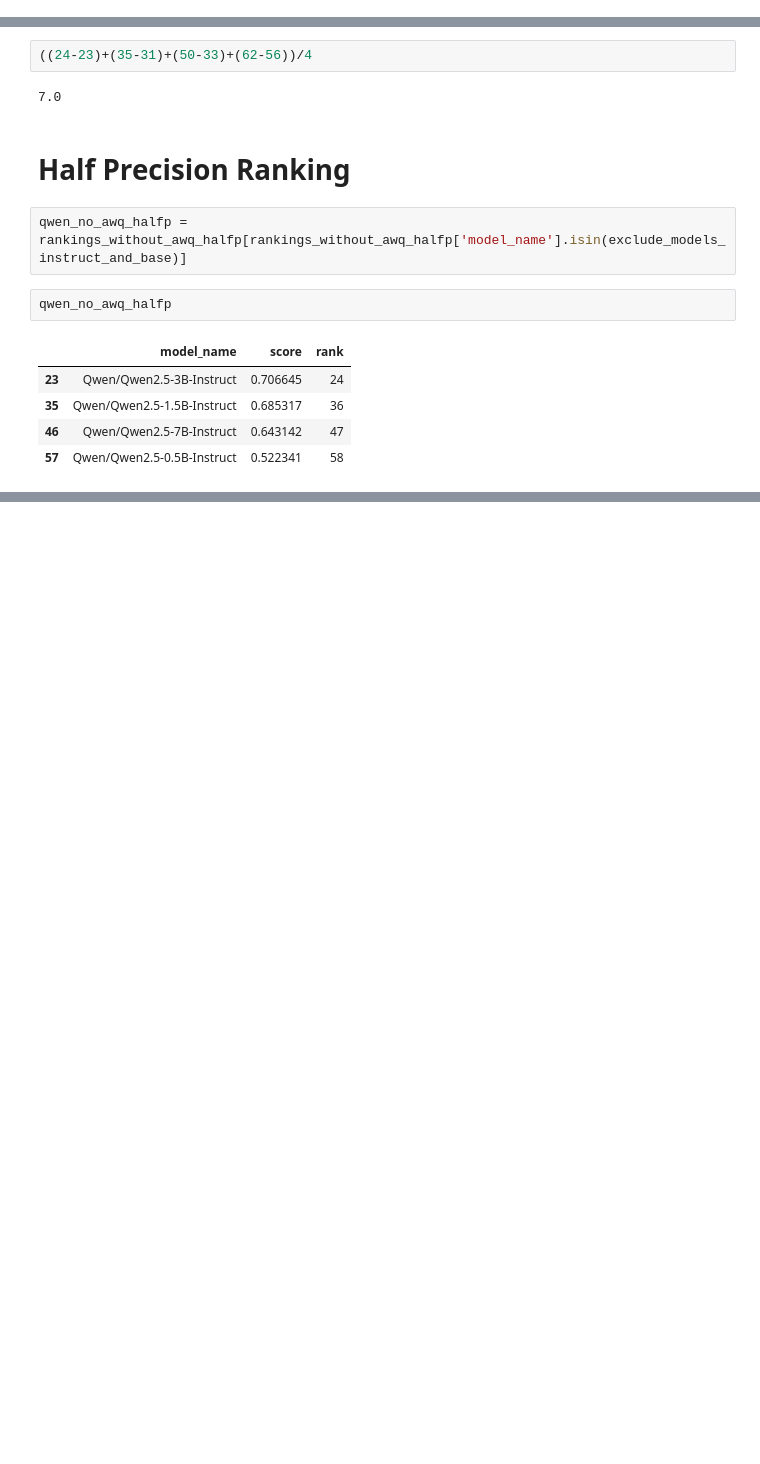
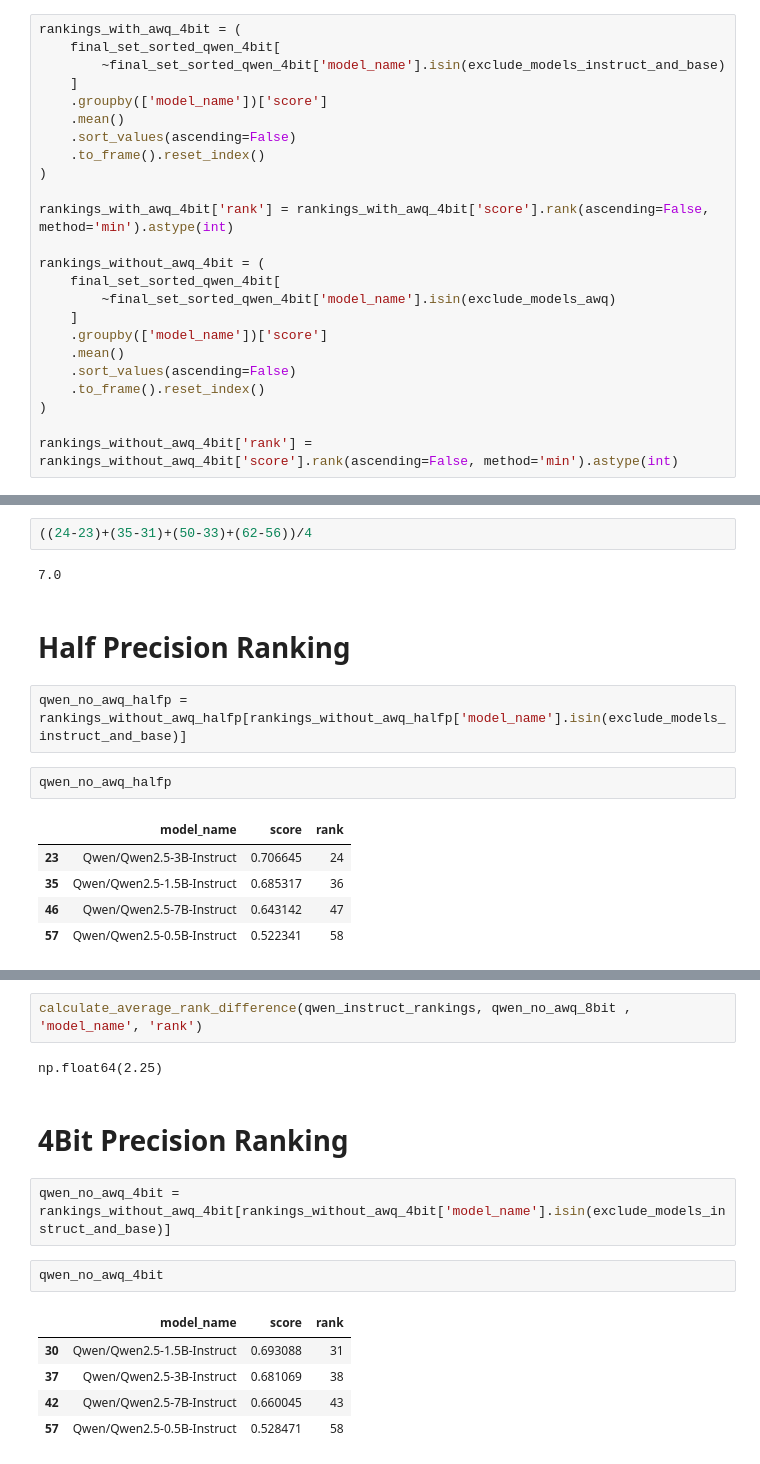
Before and after one commit to BachelorarbeitTharrmeehan/holmes-evaluation, a Jupyter notebook: research-quantization.ipynb, the cells around one changed output, grey strips where cells are left out. Saved outputs shown, nothing was run; the diff lists cells and outputs as text; blank space fills up the shorter version.

```diff
--- a/research-quantization.ipynb
+++ b/research-quantization.ipynb
@@ -713,3 +753,27 @@ rankings_without_awq_halfp = (
 )
 
 rankings_without_awq_halfp['rank'] = rankings_without_awq_halfp['score'].rank(ascending=False, method='min').astype(int)
+# %%
+rankings_with_awq_4bit = (
+    final_set_sorted_qwen_4bit[
+        ~final_set_sorted_qwen_4bit['model_name'].isin(exclude_models_instruct_and_base)
+    ]
+    .groupby(['model_name'])['score']
+    .mean()
+    .sort_values(ascending=False)
+    .to_frame().reset_index()
+)
+
+rankings_with_awq_4bit['rank'] = rankings_with_awq_4bit['score'].rank(ascending=False, method='min').astype(int)
+
+rankings_without_awq_4bit = (
+    final_set_sorted_qwen_4bit[
+        ~final_set_sorted_qwen_4bit['model_name'].isin(exclude_models_awq)
+    ]
+    .groupby(['model_name'])['score']
+    .mean()
+    .sort_values(ascending=False)
+    .to_frame().reset_index()
+)
+
+rankings_without_awq_4bit['rank'] = rankings_without_awq_4bit['score'].rank(ascending=False, method='min').astype(int)
@@ -852,0 +970,16 @@ qwen_no_awq_halfp
+# %%
+calculate_average_rank_difference(qwen_instruct_rankings, qwen_no_awq_8bit , 'model_name', 'rank')
+# %% [output]
+np.float64(2.25)
+# %% [markdown]
+# 4Bit Precision Ranking
+# %%
+qwen_no_awq_4bit = rankings_without_awq_4bit[rankings_without_awq_4bit['model_name'].isin(exclude_models_instruct_and_base)]
+# %%
+qwen_no_awq_4bit
+# %% [output]
+|  | model_name | score | rank |
+| 30 | Qwen/Qwen2.5-1.5B-Instruct | 0.693088 | 31 |
+| 37 | Qwen/Qwen2.5-3B-Instruct | 0.681069 | 38 |
+| 42 | Qwen/Qwen2.5-7B-Instruct | 0.660045 | 43 |
+| 57 | Qwen/Qwen2.5-0.5B-Instruct | 0.528471 | 58 |
```
Also changed, not shown: parts of 14 cells of this notebook, 3 other files.
